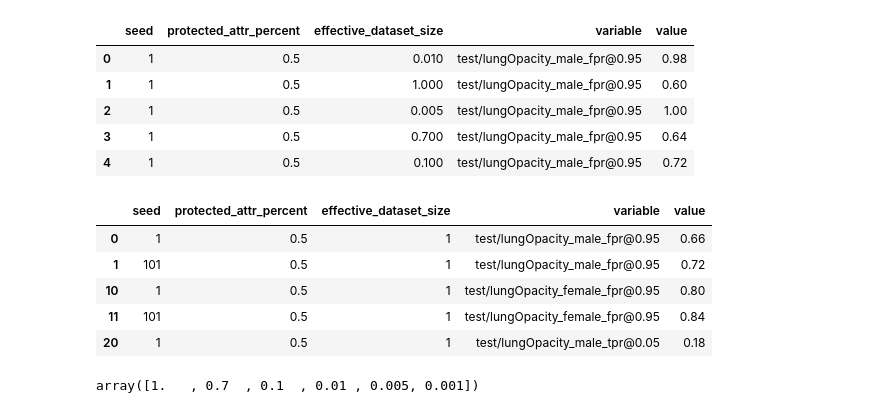
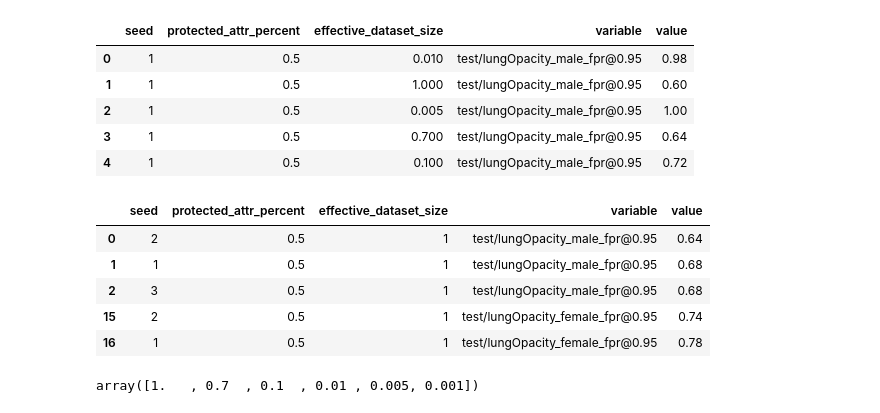
Before and after one commit to JohannesGetzner/fair-uad-with-dp, a Jupyter notebook: src/logs_persist/2023-10-06 14:01:34-FAE-rsna-sex-bs512-dss-DP/custom_plot.ipynb, the cells around one changed output. Drawn from its saved outputs; the diff is of its cells as text; code cells hidden in the pictures.

```diff
--- a/src/logs_persist/2023-10-06 14:01:34-FAE-rsna-sex-bs512-dss-DP/custom_plot.ipynb
+++ b/src/logs_persist/2023-10-06 14:01:34-FAE-rsna-sex-bs512-dss-DP/custom_plot.ipynb
@@ -49,20 +49,19 @@ df.head()
 | 4 | 1 | 0.5 | 0.100 | test/lungOpacity_male_fpr@0.95 | 0.72 |
 # %%
 # load effective_dataset_size 1 from other experiment
-# TODO: WRONG (old dp experiment, before delta fix)
-df_1 = load_csvs_into_df('../2023-07-20 17:23:26-FAE-rsna-sex-bs512-mgn001-DP')
+df_1 = load_csvs_into_df('../2023-10-12 12:37:16-FAE-rsna-sex-bs512-DP-FINAL')
 df_1 = df_1[['seed',*metrics_unwrapped,'protected_attr_percent']]
 df_1['effective_dataset_size'] = 1
 df_1 = pd.melt(df_1, id_vars=['seed','protected_attr_percent','effective_dataset_size'])
 df_1 = df_1[df_1.protected_attr_percent.isin(df.protected_attr_percent.unique())]
 df_1.head()
 # %% [output]
 |  | seed | protected_attr_percent | effective_dataset_size | variable | value |
-| 0 | 1 | 0.5 | 1 | test/lungOpacity_male_fpr@0.95 | 0.66 |
-| 1 | 101 | 0.5 | 1 | test/lungOpacity_male_fpr@0.95 | 0.72 |
-| 10 | 1 | 0.5 | 1 | test/lungOpacity_female_fpr@0.95 | 0.80 |
-| 11 | 101 | 0.5 | 1 | test/lungOpacity_female_fpr@0.95 | 0.84 |
-| 20 | 1 | 0.5 | 1 | test/lungOpacity_male_tpr@0.05 | 0.18 |
+| 0 | 2 | 0.5 | 1 | test/lungOpacity_male_fpr@0.95 | 0.64 |
+| 1 | 1 | 0.5 | 1 | test/lungOpacity_male_fpr@0.95 | 0.68 |
+| 2 | 3 | 0.5 | 1 | test/lungOpacity_male_fpr@0.95 | 0.68 |
+| 15 | 2 | 0.5 | 1 | test/lungOpacity_female_fpr@0.95 | 0.74 |
+| 16 | 1 | 0.5 | 1 | test/lungOpacity_female_fpr@0.95 | 0.78 |
 # %%
 df = pd.concat([df,df_1])
 df = df.sort_values(by=['protected_attr_percent','effective_dataset_size',"variable"], ascending=False)
```
Also changed, not shown: parts of 1 cell of this notebook, 1 other file.
